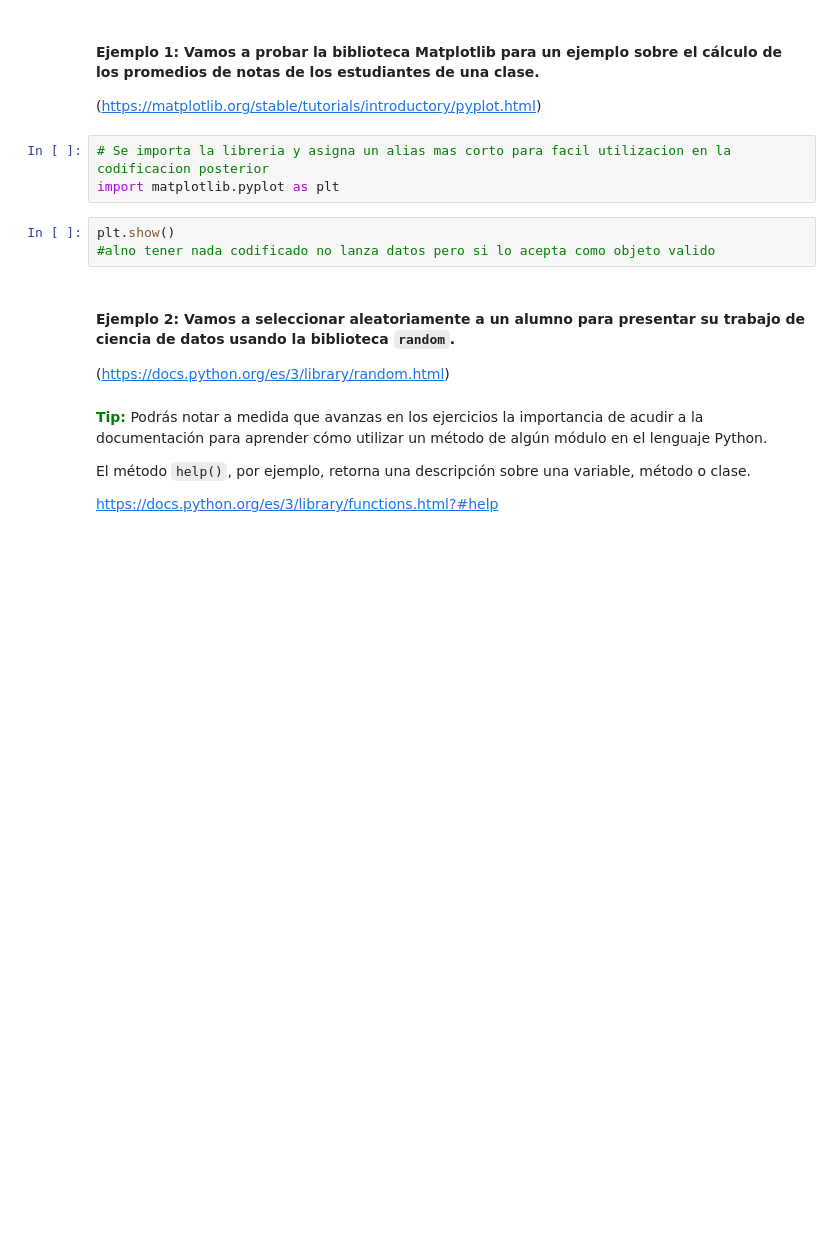
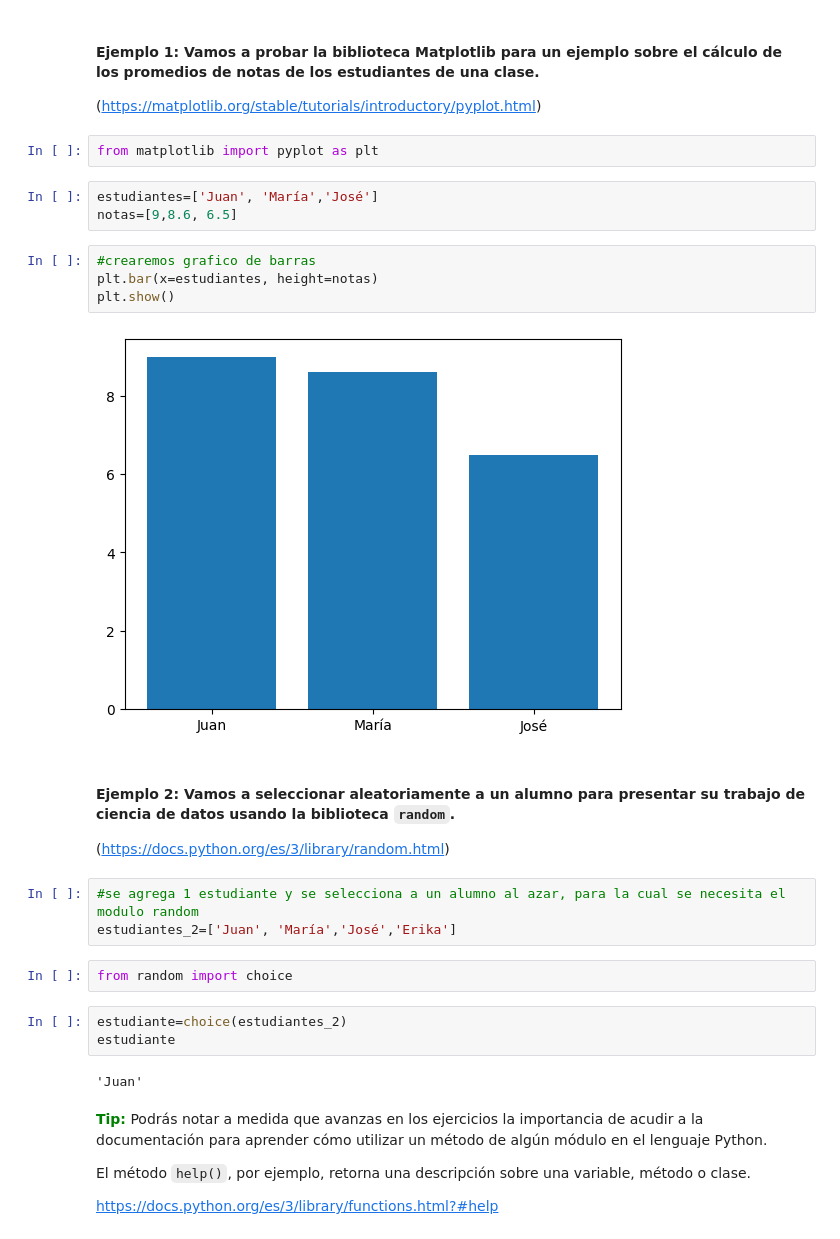
Before and after one commit to Saya-Sayita/Python2-Funciones, a Jupyter notebook: Python_para_Data_Science.ipynb, the cells around one changed output. Drawn from its saved outputs; the diff is of its cells as text; blank space fills up the shorter version.

```diff
--- a/Python_para_Data_Science.ipynb
+++ b/Python_para_Data_Science.ipynb
@@ -48,16 +54,31 @@ import matplotlib
 #### Ejemplo 1: Vamos a probar la biblioteca Matplotlib para un ejemplo sobre el cálculo de los promedios de notas de los estudiantes de una clase.
 
 (https://matplotlib.org/stable/tutorials/introductory/pyplot.html)
-# %%
-# Se importa la libreria y asigna un alias mas corto para facil utilizacion en la codificacion posterior
-import matplotlib.pyplot as plt
-# %%
-plt.show()
-#alno tener nada codificado no lanza datos pero si lo acepta como objeto valido
+# %%
+from matplotlib import pyplot as plt
+# %%
+estudiantes=['Juan', 'María','José']
+notas=[9,8.6, 6.5]
+# %%
+#crearemos grafico de barras
+plt.bar(x=estudiantes, height=notas)
+plt.show()
+# %% [output]
+[figure, added]
 # %% [markdown]
 #### Ejemplo 2: Vamos a seleccionar aleatoriamente a un alumno para presentar su trabajo de ciencia de datos usando la biblioteca `random`.
 
 (https://docs.python.org/es/3/library/random.html)
+# %%
+#se agrega 1 estudiante y se selecciona a un alumno al azar, para la cual se necesita el modulo random
+estudiantes_2=['Juan', 'María','José','Erika']
+# %%
+from random import choice
+# %%
+estudiante=choice(estudiantes_2)
+estudiante
+# %% [output]
+'Juan'
 # %% [markdown]
 <font color=green>**Tip:**</font> Podrás notar a medida que avanzas en los ejercicios la importancia de acudir a la documentación para aprender cómo utilizar un método de algún módulo en el lenguaje Python.
 
```
Also changed, not shown: parts of 8 cells of this notebook.
